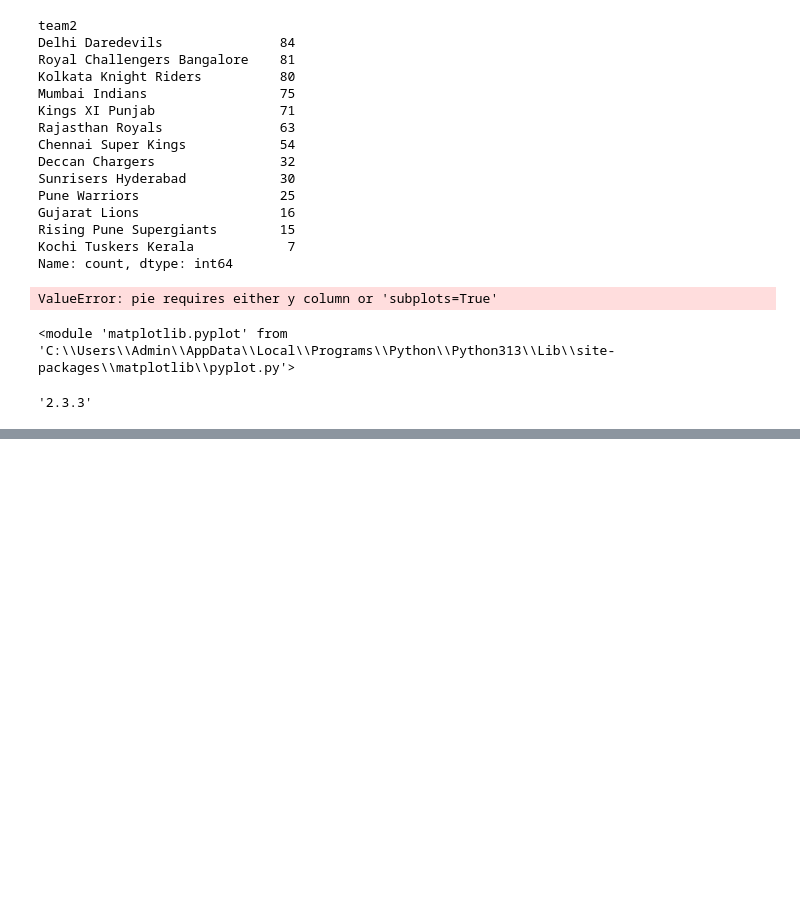
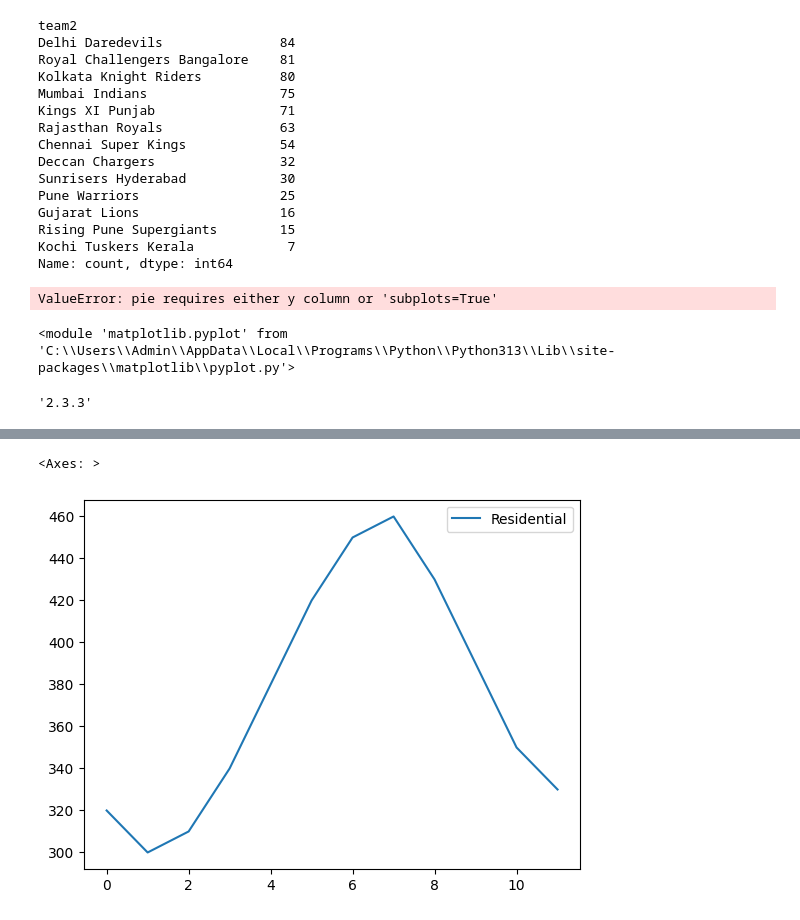
Before and after one commit to roshan-pardeshi/Python_Pandas, a Jupyter notebook: Untitled117.ipynb, the cells around one changed output, grey strips where cells are left out. Drawn from its saved outputs; the diff is of its cells as text; code cells hidden in the pictures; blank space fills up the shorter version.

```diff
--- a/Untitled117.ipynb
+++ b/Untitled117.ipynb
@@ -429,0 +446,9 @@ pd.__version__
+# %%
+data = {
+    "Month": ["Jan","Feb","Mar","Apr","May","Jun","Jul","Aug","Sep","Oct","Nov","Dec"],
+    "Residential": [320, 300, 310, 340, 380, 420, 450, 460, 430, 390, 350, 330],
+    "Commercial": [500, 480, 490, 520, 560, 600, 630, 640, 610, 570, 540, 510],
+    "Industrial": [700, 690, 710, 730, 760, 800, 820, 830, 810, 780, 750, 720]
+}
+# %%
+df = pd.DataFrame(data)
@@ -429,0 +471,5 @@ pd.__version__
+# %%
+df[["Month","Residential"]].plot()
+# %% [output]
+<Axes: >
+[figure, added]
```
Also changed, not shown: parts of 35 cells of this notebook, 2 other files.
